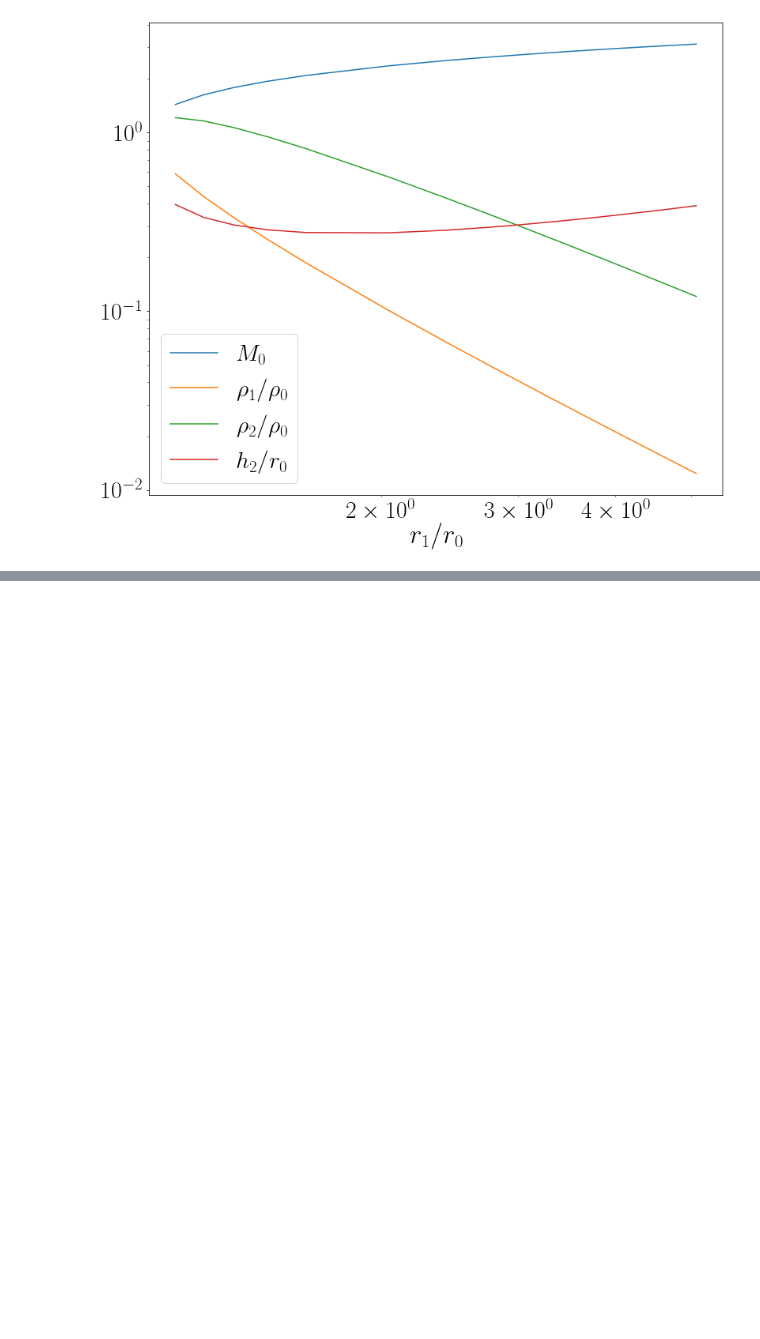
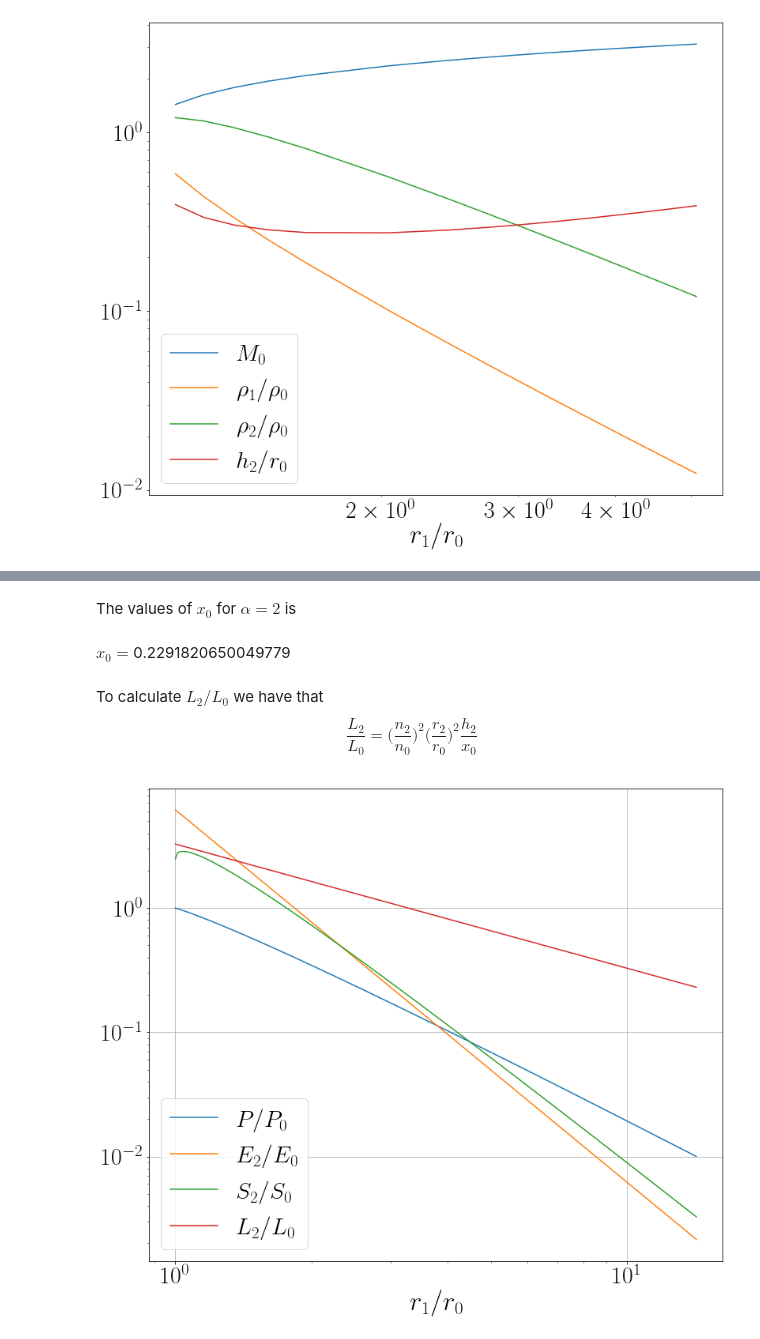
Before and after one commit to will-henney/globule-seminario, a Jupyter notebook: roberto-notebooks/calculations for h_0, recombinations and surface brightness of the shell.ipynb, the cells around one changed output, grey strips where cells are left out. Saved outputs shown, nothing was run; the diff lists cells and outputs as text; code cells hidden in the pictures; blank space fills up the shorter version.

```diff
--- a/roberto-notebooks/calculations for h_0, recombinations and surface brightness of the shell.ipynb
+++ b/roberto-notebooks/calculations for h_0, recombinations and surface brightness of the shell.ipynb
@@ -279,0 +338,24 @@ plt.show()
+# %%
+x_0, err = integrate.quad(lambda x:(1/2)*(np.exp((1-x**2)/(4)))*(x**(-1/2)-x**(-5/2)), 1, np.inf) #alpha=2 spherical case
+display(Markdown(rf'The values of $x_0$ for $\alpha=2$ is'))
+display(Markdown(rf'$x_0=$'f'{x_0}'))
+# %% [output]
+The values of $x_0$ for $\alpha=2$ is
+$x_0=$0.2291820650049779
+# %% [markdown]
+To calculate $L_2/L_0$ we have that
+$$\frac{L_2}{L_0}=\Big(\frac{n_2}{n_0}\Big)^2\Big(\frac{r_2}{r_0}\Big)^2\frac{h_2}{x_0}$$
+# %%
+L2=(rho2**2)*(r1**2)*h2/x_0
+plt.plot(r1,P_P0,label=r'$P/P_0$')
+plt.plot(r1,EM2a,label=r'$E_2/E_0$')
+plt.plot(r1,EM2,label=r'$S_2/S_0$')
+plt.plot(r1,L2,label=r'$L_2/L_0$')
+plt.legend()
+plt.xscale('log')
+plt.yscale('log')
+plt.xlabel(r'$r_1/r_0$')
+plt.grid()
+plt.show()
+# %% [output]
+[figure, added]
```
Also changed, not shown: parts of 5 cells of this notebook.
